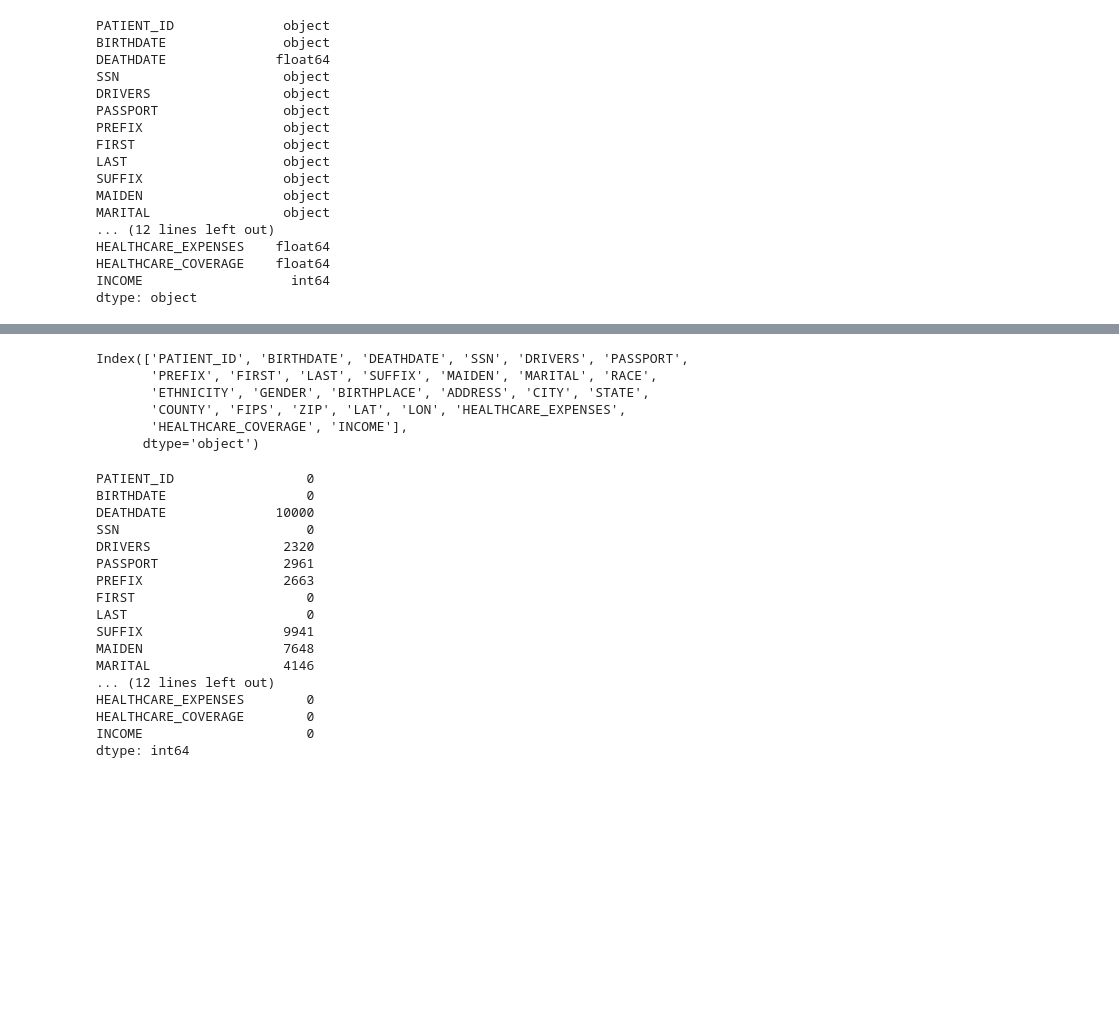
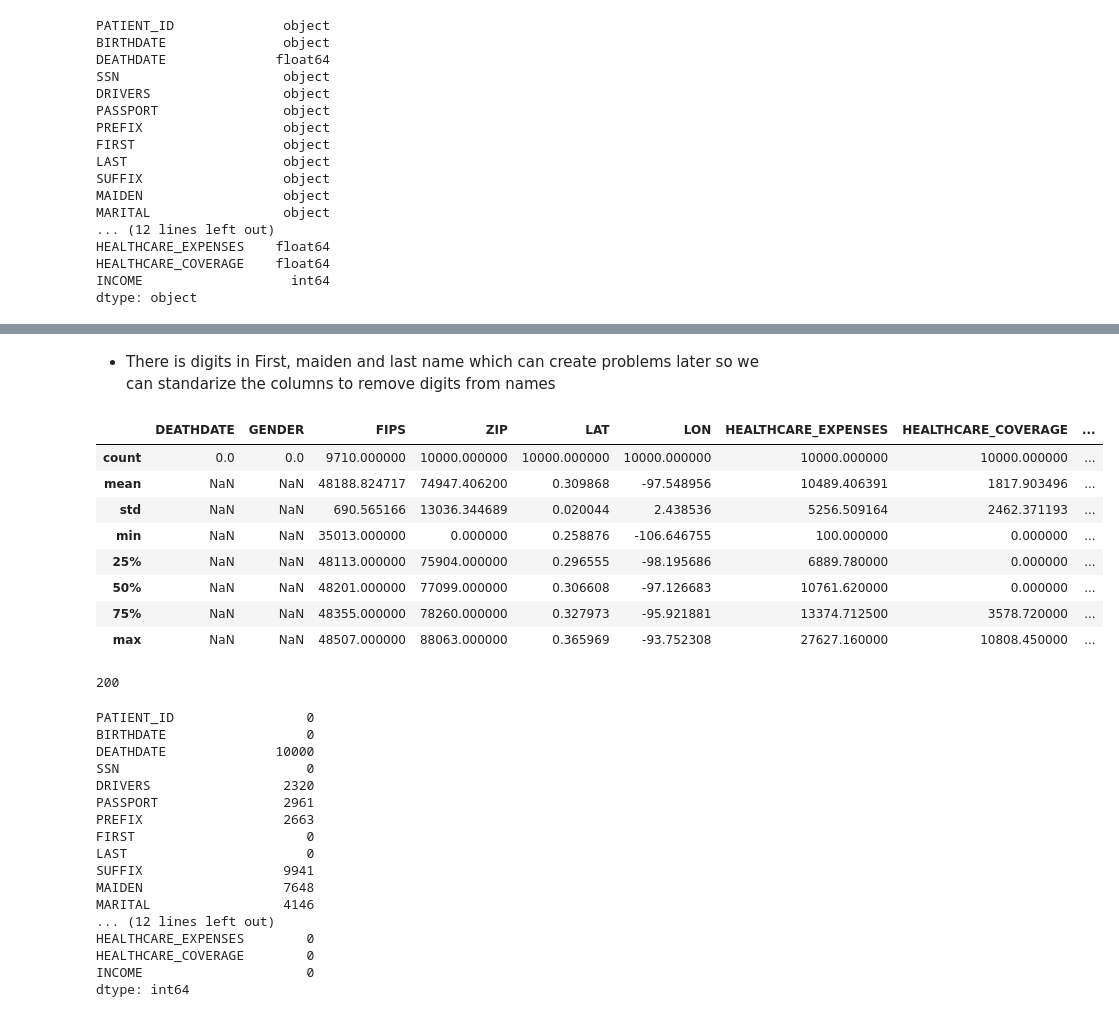
Before and after one commit to ABHISHEKBANKAWAT/Data_Engineering_Task, a Jupyter notebook: Step 1 - Data_quality_check/Dataset_EDA.ipynb, the cells around one changed output, grey strips where cells are left out. Drawn from its saved outputs; the diff is of its cells as text; code cells hidden in the pictures; blank space fills up the shorter version.

```diff
--- a/Step 1 - Data_quality_check/Dataset_EDA.ipynb
+++ b/Step 1 - Data_quality_check/Dataset_EDA.ipynb
@@ -28,3 +22,5 @@ patients.head()
+# %%
+pd.set_option('display.max_columns', None)
 # %%
 patients.shape
 # %% [output]
@@ -52,12 +68,23 @@ dtype: object
+# %% [markdown]
+* There is digits in First, maiden and last name which can create problems later so we can standarize the columns to remove digits from names
 # %%
-patients.columns
+patients.describe()
 # %% [output]
-Index(['PATIENT_ID', 'BIRTHDATE', 'DEATHDATE', 'SSN', 'DRIVERS', 'PASSPORT',
-       'PREFIX', 'FIRST', 'LAST', 'SUFFIX', 'MAIDEN', 'MARITAL', 'RACE',
-       'ETHNICITY', 'GENDER', 'BIRTHPLACE', 'ADDRESS', 'CITY', 'STATE',
-       'COUNTY', 'FIPS', 'ZIP', 'LAT', 'LON', 'HEALTHCARE_EXPENSES',
-       'HEALTHCARE_COVERAGE', 'INCOME'],
-      dtype='object')
+|  | DEATHDATE | GENDER | FIPS | ZIP | LAT | LON | HEALTHCARE_EXPENSES | HEALTHCARE_COVERAGE | ... |
+| count | 0.0 | 0.0 | 9710.000000 | 10000.000000 | 10000.000000 | 10000.000000 | 10000.000000 | 10000.000000 | ... |
+| mean | NaN | NaN | 48188.824717 | 74947.406200 | 0.309868 | -97.548956 | 10489.406391 | 1817.903496 | ... |
+| std | NaN | NaN | 690.565166 | 13036.344689 | 0.020044 | 2.438536 | 5256.509164 | 2462.371193 | ... |
+| min | NaN | NaN | 35013.000000 | 0.000000 | 0.258876 | -106.646755 | 100.000000 | 0.000000 | ... |
+| 25% | NaN | NaN | 48113.000000 | 75904.000000 | 0.296555 | -98.195686 | 6889.780000 | 0.000000 | ... |
+| 50% | NaN | NaN | 48201.000000 | 77099.000000 | 0.306608 | -97.126683 | 10761.620000 | 0.000000 | ... |
+| 75% | NaN | NaN | 48355.000000 | 78260.000000 | 0.327973 | -95.921881 | 13374.712500 | 3578.720000 | ... |
+| max | NaN | NaN | 48507.000000 | 88063.000000 | 0.365969 | -93.752308 | 27627.160000 | 10808.450000 | ... |
+# %%
+# we have negative values in income column which is a quality issue
+negative_income_count = (patients['INCOME'] < 0).sum()
+print(negative_income_count)
+# %% [output]
+200
 # %%
 patients.isna().sum()
 # %% [output]
```
Also changed, not shown: parts of 24 cells of this notebook.
